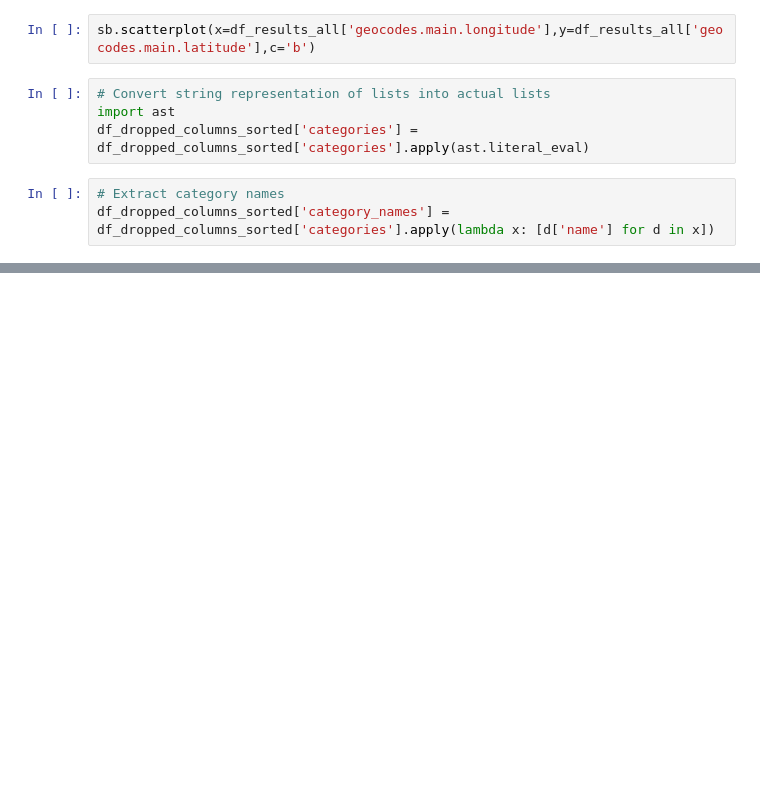
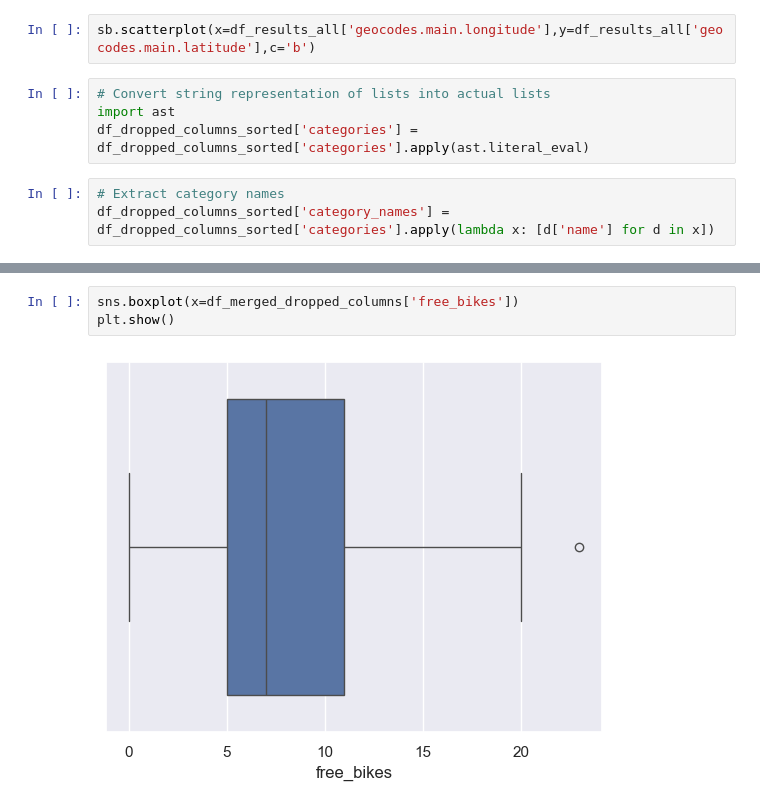
Before and after one commit to Jacyndy/Statistical-Modelling-With-Python, a Jupyter notebook: notebooks/yelp_foursquare_EDA.ipynb, the cells around one changed output, grey strips where cells are left out. Saved outputs shown, nothing was run; the diff lists cells and outputs as text; blank space fills up the shorter version.

```diff
--- a/notebooks/yelp_foursquare_EDA.ipynb
+++ b/notebooks/yelp_foursquare_EDA.ipynb
@@ -515,0 +722,5 @@ df_dropped_columns_sorted.head()
+# %%
+sns.boxplot(x=df_merged_dropped_columns['free_bikes'])
+plt.show()
+# %% [output]
+[figure, added]
```
Also changed, not shown: parts of 79 cells of this notebook, 4 other files.
